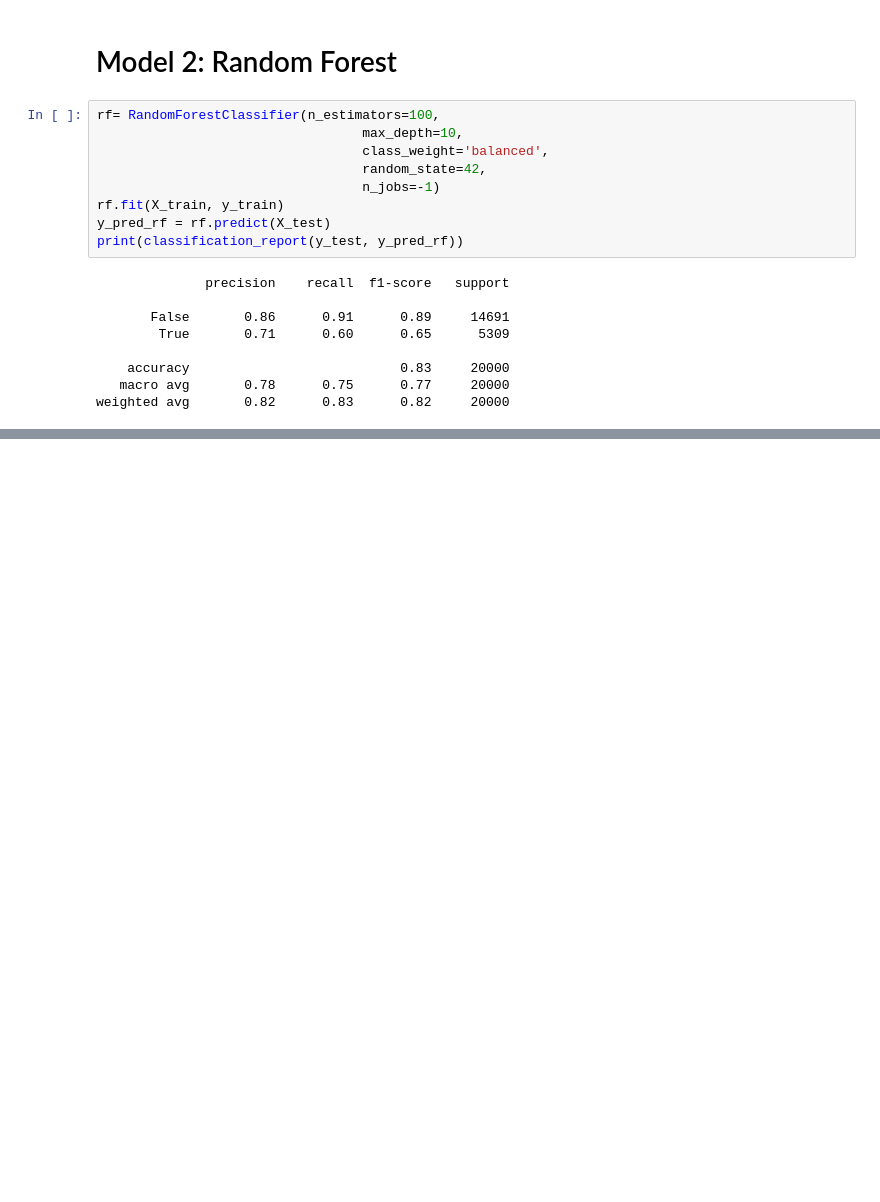
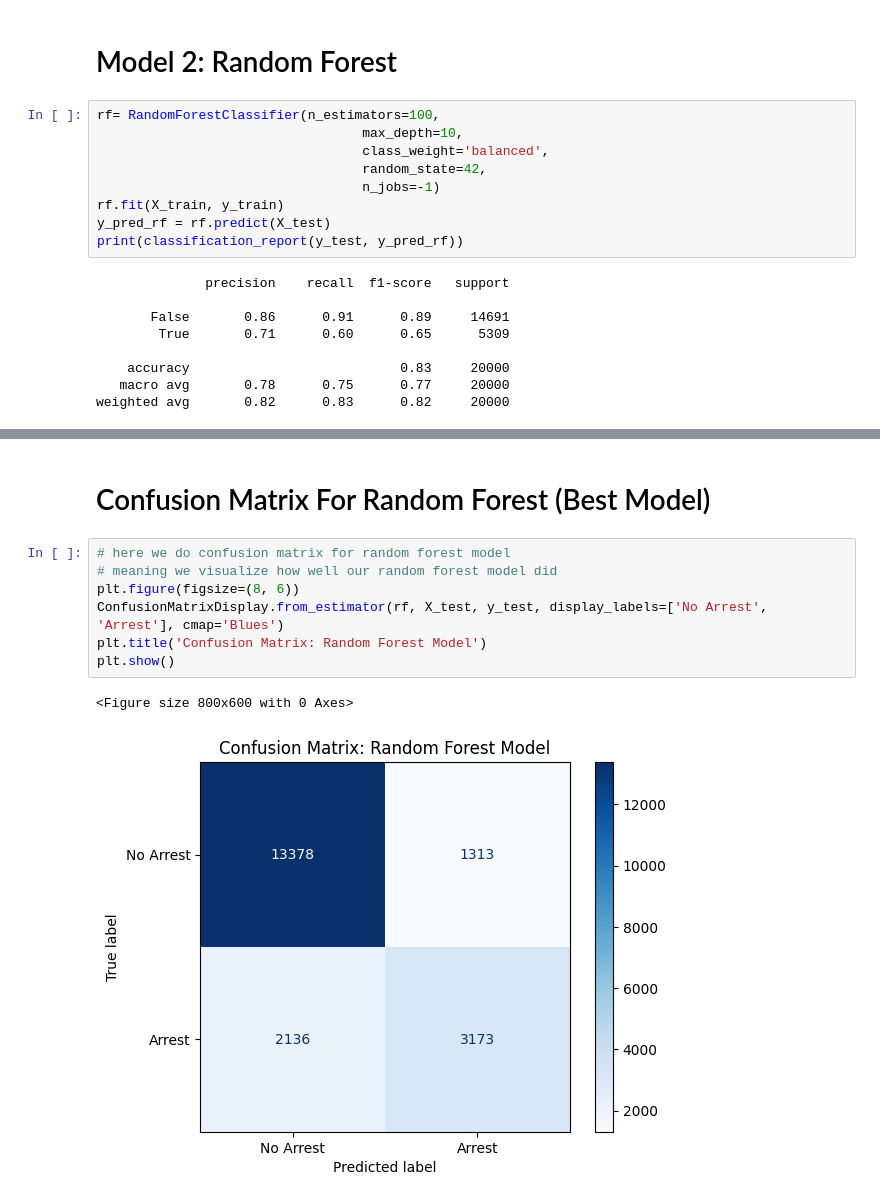
Before and after one commit to Andria-colab/DataGuard, a Jupyter notebook: notebooks/04_machine_learning.ipynb, the cells around one changed output, grey strips where cells are left out. Saved outputs shown, nothing was run; the diff lists cells and outputs as text; blank space fills up the shorter version.

```diff
--- a/notebooks/04_machine_learning.ipynb
+++ b/notebooks/04_machine_learning.ipynb
@@ -138,0 +201,12 @@ weighted avg       0.82      0.83      0.82     20000
+# %% [markdown]
+# Confusion Matrix For Random Forest (Best Model)
+# %%
+# here we do confusion matrix for random forest model
+# meaning we visualize how well our random forest model did
+plt.figure(figsize=(8, 6))
+ConfusionMatrixDisplay.from_estimator(rf, X_test, y_test, display_labels=['No Arrest', 'Arrest'], cmap='Blues')
+plt.title('Confusion Matrix: Random Forest Model')
+plt.show()
+# %% [output]
+<Figure size 800x600 with 0 Axes>
+[figure, added]
```
Also changed, not shown: parts of 11 cells of this notebook.
